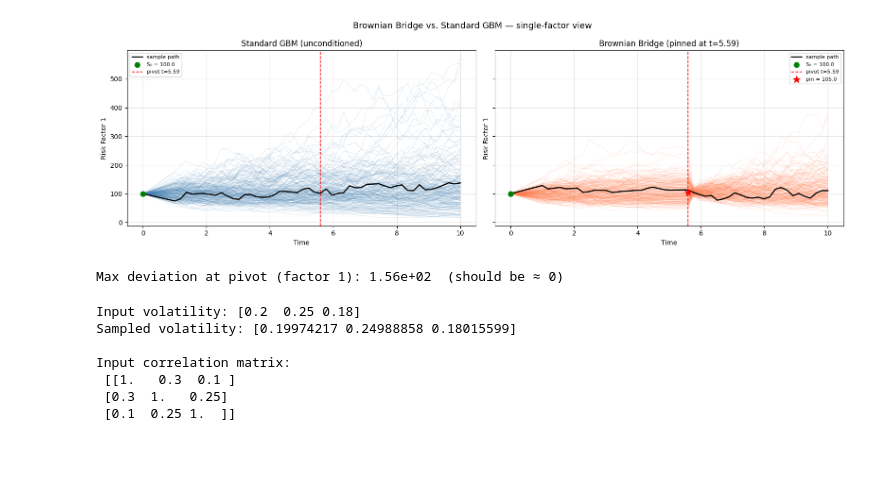
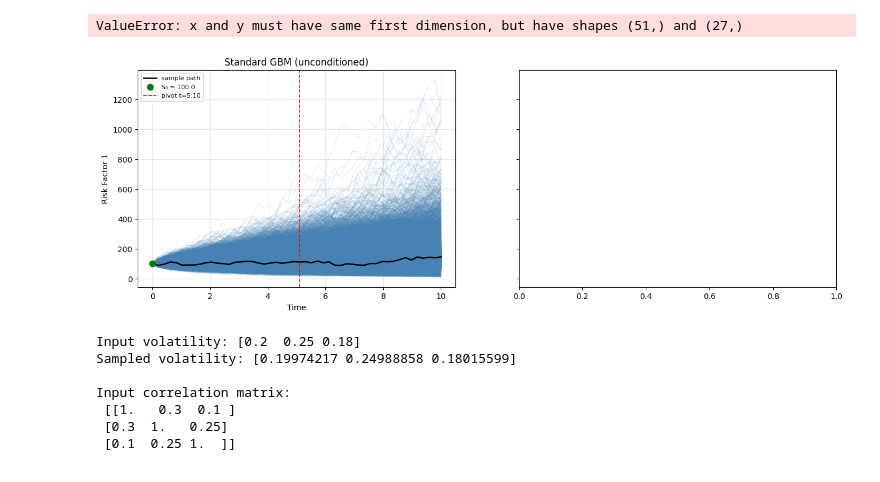
Before and after one commit to Lolillosky/PHD_CVA, a Jupyter notebook: NOTEBOOKS/PaperNotebooks/PaperResults.ipynb, the cells around one changed output. Saved outputs shown, nothing was run; the diff lists cells and outputs as text; code cells hidden in the pictures.

Commit message:
Brownian bridge. Test pending

```diff
--- a/NOTEBOOKS/PaperNotebooks/PaperResults.ipynb
+++ b/NOTEBOOKS/PaperNotebooks/PaperResults.ipynb
@@ -23,7 +23,7 @@ correl_matrix = [
     [0.10, 0.25, 1.0],
 ]
 # Irregular time grid is allowed
-time_steps = np.linspace(0,10,11)
+time_steps = np.linspace(0,10,50)
 num_sims = 1000
 
 simulator = RiskFactorSimulator(
@@ -62,7 +64,7 @@ import numpy as np
 
 plot_sims = min(100, paths.shape[0])
 time_grid = simulator.time_steps.detach().cpu().numpy()
-initial_values = si
+initial_values = simulator.initial_spot_values.detach().cpu().numpy()
 num_factors = simulator.num_risk_factors
 
 fig, axes = plt.subplots(num_factors, 1, figsize=(10, 3 * num_factors), sharex=True)
@@ -71,13 +73,11 @@ if num_factors == 1:
 
 for factor_idx, ax in enumerate(axes):
     factor_paths = paths[:plot_sims, :, factor_idx].detach().cpu().numpy()
-    factor_with_initial = np.concatenate(
-        [np.full((plot_sims, 1), initial_values[factor_idx]), factor_paths],
-        axis=1,
-    )
+    factor_with_initial = initial_values[factor_idx]
+
 
     for sim_idx in range(plot_sims):
-        ax.plot(time_grid, factor_with_initial[sim_idx], alpha=0.35, linewidth=1, color = 'grey')
+        ax.plot(time_grid, factor_paths[sim_idx], alpha=0.35, linewidth=1, color = 'grey')
 
     ax.set_title(f"Risk factor {factor_idx + 1}")
     ax.set_ylabel("Value")
@@ -157,9 +150,9 @@ t_pivot = t_grid[pivot_step_idx + 1]                                   # prepend
 # Observed (pinned) spot at pivot — use the same value for all simulations
 # to make the pin easy to verify visually.
 S0 = simulator.initial_spot_values.cpu().numpy()
-spot_at_pivot = S0 * np.array([1.05, 0.98, 1.10])   # fixed pivot spots, shape (3,)
+spot_at_pivot = S0 * np.array([1.5, 0.98, 1.10])   # fixed pivot spots, shape (3,)
 
-n_test_sims = 200
+n_test_sims = 20000
 factor_to_plot = 0   # plot Risk Factor 1 only
 
 # ── Run Brownian bridge simulation ────────────────────────────────────────────
@@ -200,35 +193,35 @@ for ax, data, title, color in zip(
 ):
     for i in range(n_test_sims):
         ax.plot(t_grid, data[i], alpha=0.15, linewidth=0.8, color=color)
 
     # Highlight one sample path
     ax.plot(t_grid, data[0], linewidth=1.8, color="black", label="sample path")
 
     # Mark S0 and pivot
     ax.scatter([0], [S0_f], zorder=5, s=60, color="green", label=f"S₀ = {S0_f:.1f}")
     ax.axvline(t_pivot, color="red", linestyle="--", linewidth=1.2, label=f"pivot t={t_pivot:.2f}")
 
     if "Bridge" in title:
         ax.scatter([t_pivot], [pivot_val], zorder=6, s=120,
                    marker="*", color="red", label=f"pin = {pivot_val:.1f}")
 
     ax.set_title(title)
     ax.set_xlabel("Time")
     ax.set_ylabel(f"Risk Factor {f + 1}")
     ax.grid(alpha=0.3)
     ax.legend(fontsize=8)
 
 plt.suptitle("Brownian Bridge vs. Standard GBM — single-factor view", fontsize=13)
 plt.tight_layout()
 plt.show()
 
 # ── Verify the pin: all bridge paths must pass through pivot_val at t_pivot ──
 pin_values = paths_bridge[:, pivot_step_idx, f].detach().cpu().numpy()
 max_err = np.abs(pin_values - pivot_val).max()
 print(f"Max deviation at pivot (factor {f+1}): {max_err:.2e}  (should be ≈ 0)")
 # %% [output]
+ValueError: x and y must have same first dimension, but have shapes (51,) and (27,)
-[figure, old version]
+[figure, new version]
-Max deviation at pivot (factor 1): 1.56e+02  (should be ≈ 0)
 # %%
 import numpy as np
 import torch
```
Also changed, not shown: parts of 7 cells of this notebook, 1 other file.
